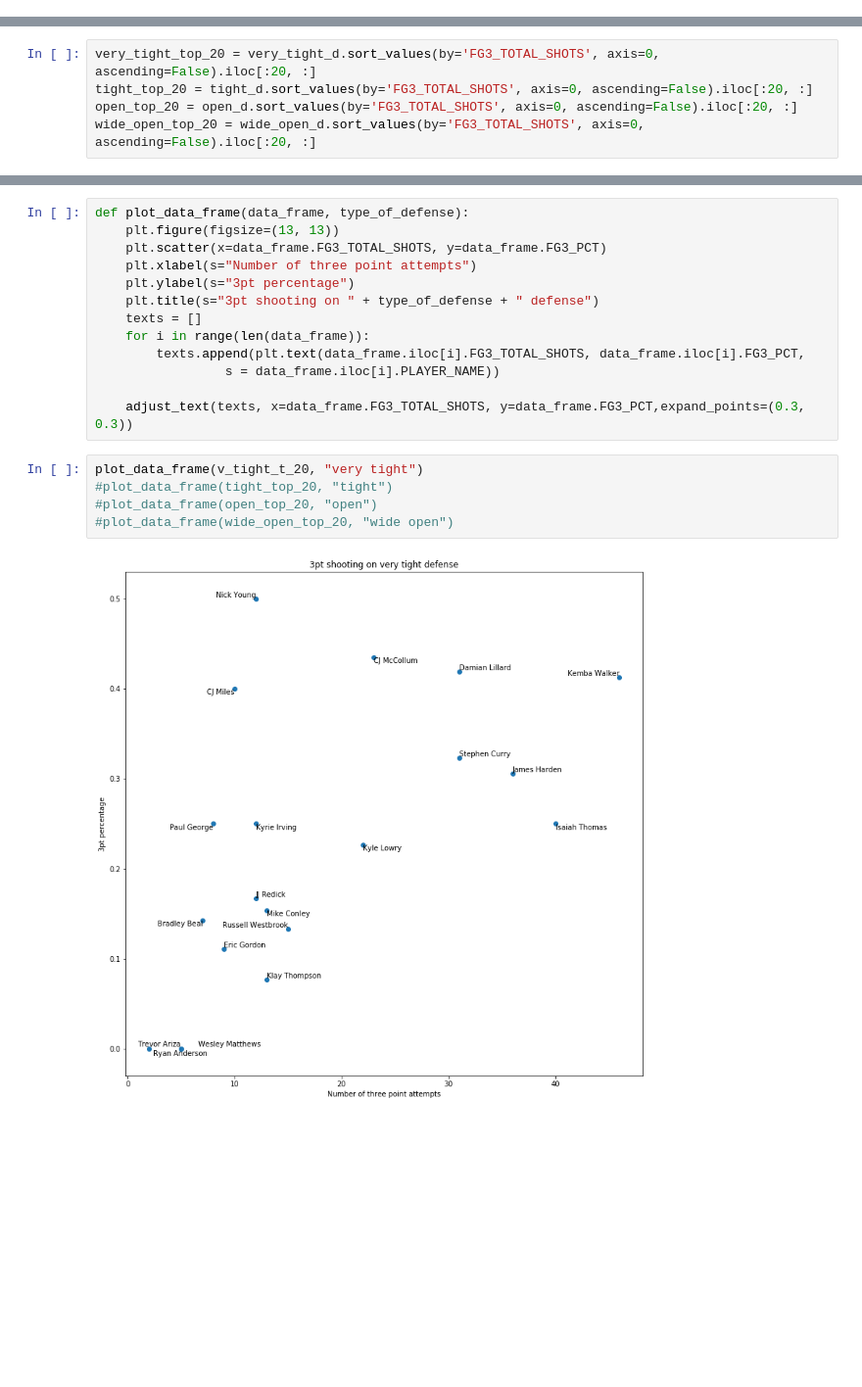
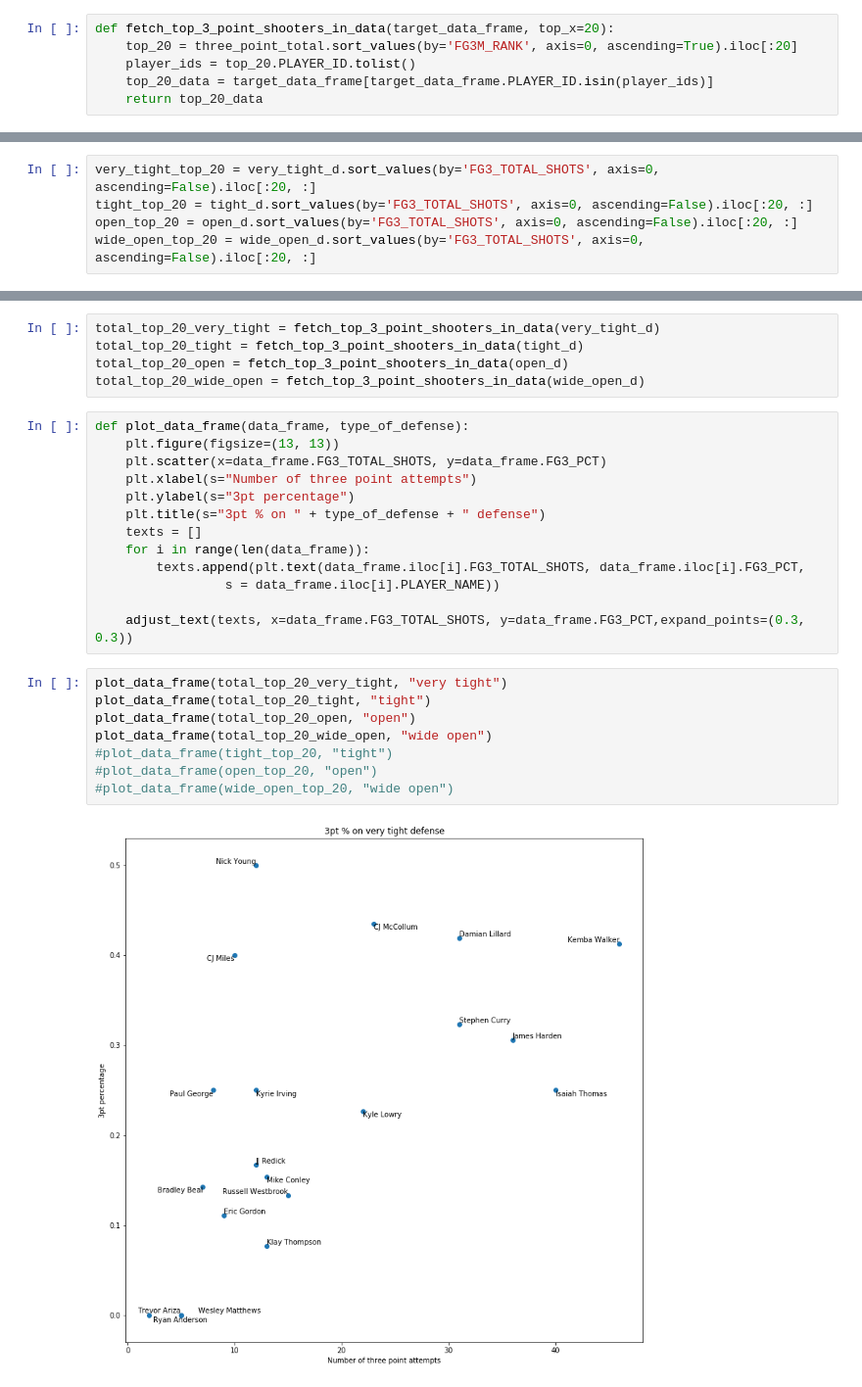
Before and after one commit to danchyy/Basketball_Analytics, a Jupyter notebook: Scripts/closest_defenders_percentage.ipynb, the cells around one changed output, grey strips where cells are left out. Shown: that part at 98% size. Cells and saved outputs as stored; diff of their text form; blank space fills up the shorter version.

Commit message:
Added method for extracting stats for top 20 player in total 3 pointers made

```diff
--- a/Scripts/closest_defenders_percentage.ipynb
+++ b/Scripts/closest_defenders_percentage.ipynb
@@ -26,6 +26,12 @@ def add_total_three_pointers(data_frame):
     total_3_pointers = np.round(data_frame.FG3A * data_frame.GP)
     total_3_pointers = total_3_pointers.astype(np.int32)
     data_frame['FG3_TOTAL_SHOTS'] = total_3_pointers
+# %%
+def fetch_top_3_point_shooters_in_data(target_data_frame, top_x=20):
+    top_20 = three_point_total.sort_values(by='FG3M_RANK', axis=0, ascending=True).iloc[:20]
+    player_ids = top_20.PLAYER_ID.tolist()
+    top_20_data = target_data_frame[target_data_frame.PLAYER_ID.isin(player_ids)]
+    return top_20_data
 # %%
 add_total_three_pointers(very_tight_d)
 add_total_three_pointers(tight_d)
@@ -63,10 +45,15 @@ v_tight_t_20
+# %%
+total_top_20_very_tight = fetch_top_3_point_shooters_in_data(very_tight_d)
+total_top_20_tight = fetch_top_3_point_shooters_in_data(tight_d)
+total_top_20_open = fetch_top_3_point_shooters_in_data(open_d)
+total_top_20_wide_open = fetch_top_3_point_shooters_in_data(wide_open_d)
 # %%
 def plot_data_frame(data_frame, type_of_defense):
     plt.figure(figsize=(13, 13))
     plt.scatter(x=data_frame.FG3_TOTAL_SHOTS, y=data_frame.FG3_PCT)
     plt.xlabel(s="Number of three point attempts")
     plt.ylabel(s="3pt percentage")
-    plt.title(s="3pt shooting on " + type_of_defense + " defense")
+    plt.title(s="3pt % on " + type_of_defense + " defense")
     texts = []
     for i in range(len(data_frame)):
         texts.append(plt.text(data_frame.iloc[i].FG3_TOTAL_SHOTS, data_frame.iloc[i].FG3_PCT,
@@ -74,9 +61,12 @@ def plot_data_frame(data_frame, type_of_defense):
 
     adjust_text(texts, x=data_frame.FG3_TOTAL_SHOTS, y=data_frame.FG3_PCT,expand_points=(0.3, 0.3))
 # %%
-plot_data_frame(v_tight_t_20, "very tight")
+plot_data_frame(total_top_20_very_tight, "very tight")
+plot_data_frame(total_top_20_tight, "tight")
+plot_data_frame(total_top_20_open, "open")
+plot_data_frame(total_top_20_wide_open, "wide open")
 #plot_data_frame(tight_top_20, "tight")
 #plot_data_frame(open_top_20, "open")
 #plot_data_frame(wide_open_top_20, "wide open")
 # %% [output]
-[figure, old version]
+[figure, new version]
```
Also changed, not shown: parts of 2 cells of this notebook.
